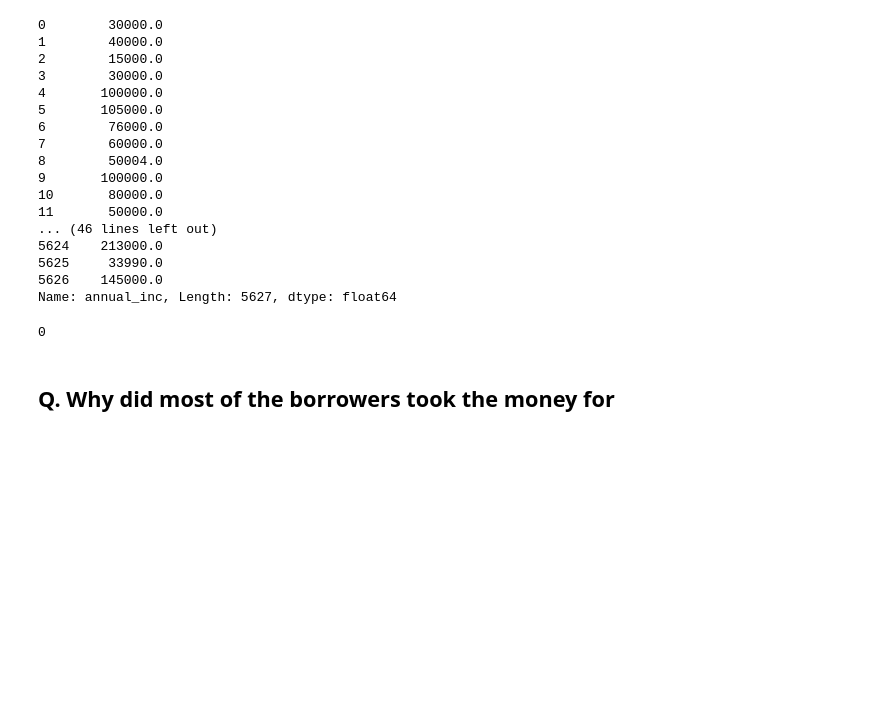
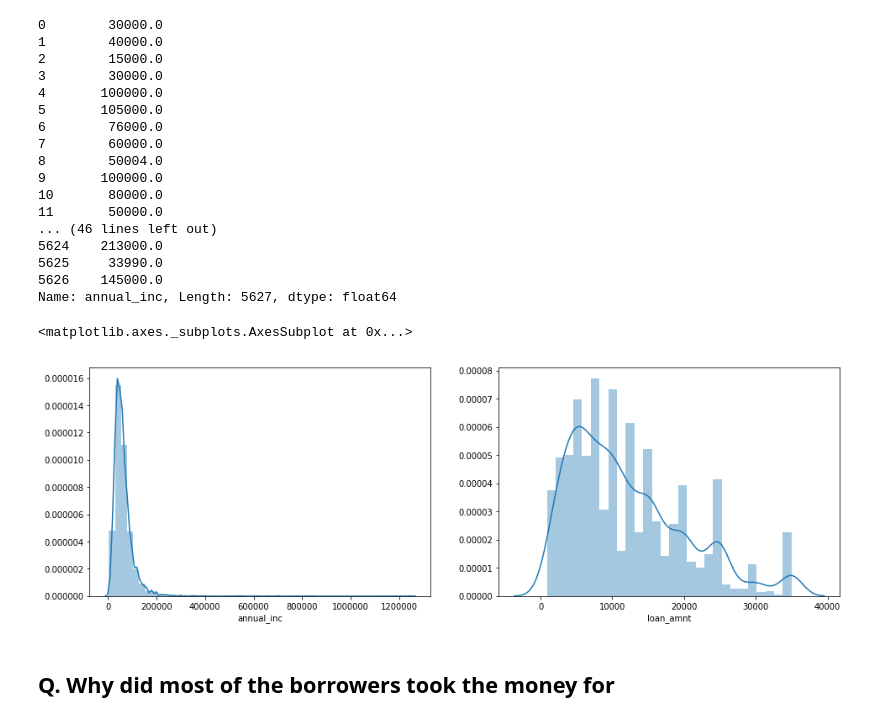
Before and after one commit to sheshanth123/Lending-Loan-Case-Study, a Jupyter notebook: Lending_club.ipynb, the cells around one changed output. Drawn from its saved outputs; the diff is of its cells as text; code cells hidden in the pictures; blank space fills up the shorter version.

```diff
--- a/Lending_club.ipynb
+++ b/Lending_club.ipynb
@@ -107,6 +107,8 @@ loan_df['acc_now_delinq'].sum()
 0
 # %% [markdown]
 > **Since the rows delinq_amnt, acc_now_delinq contain only zeros, we can remove these two columns as well**
+# %%
+loan_df.drop(columns=['delinq_amnt', 'acc_now_delinq'], inplace=True)
 # %%
 loan_df.groupby(by='pymnt_plan').size()
 # %% [output]
@@ -119,0 +130,2 @@ loan_df.drop(columns='pymnt_plan', inplace=True)
+# %%
+loan_df.drop(columns='tax_liens', inplace=True)
@@ -230,8 +243,6 @@ term
 dtype: int64
 # %% [markdown]
 > ** Most of the loan borrowers have taken loan for either 36 months or 60 months, this dosent provide much information to us, so we will be dropping this column as well**
-# %%
-loan_df.drop(columns='term', inplace=True)
 # %% [markdown]
 ## Q. What is emp_length of the borrowers who are Charged Off
 # %%
@@ -285,12 +296,15 @@ loan_df['annual_inc']
 5625     33990.0
 5626    145000.0
 Name: annual_inc, Length: 5627, dtype: float64
-# %%
-## TODO : annual_inc
-loan_df['annual_inc']
-sns.boxplot
-# %% [output]
-0
+# %%
+## TODO : annual_inc
+fig, ax = plt.subplots(1, 2, figsize=(16, 5))
+loan_df['annual_inc'].describe()
+sns.distplot(loan_df['annual_inc'], ax=ax[0])
+sns.distplot(loan_df['loan_amnt'], ax=ax[1])
+# %% [output]
+<matplotlib.axes._subplots.AxesSubplot at 0x...>
+[figure, added]
 # %% [markdown]
 ## Q. Why did most of the borrowers took the money for
 # %%
```
Also changed, not shown: parts of 15 cells of this notebook.
